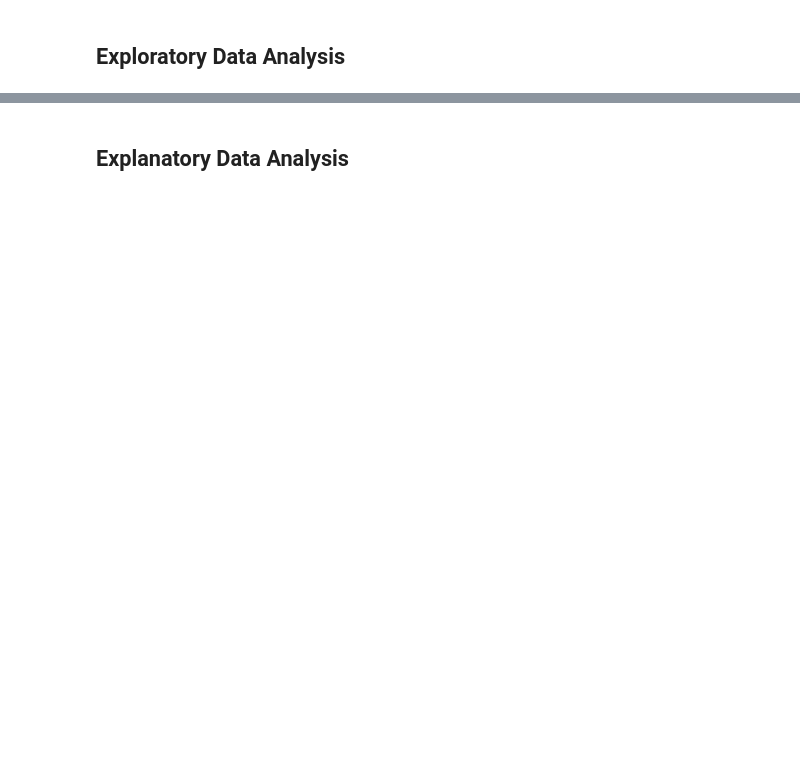
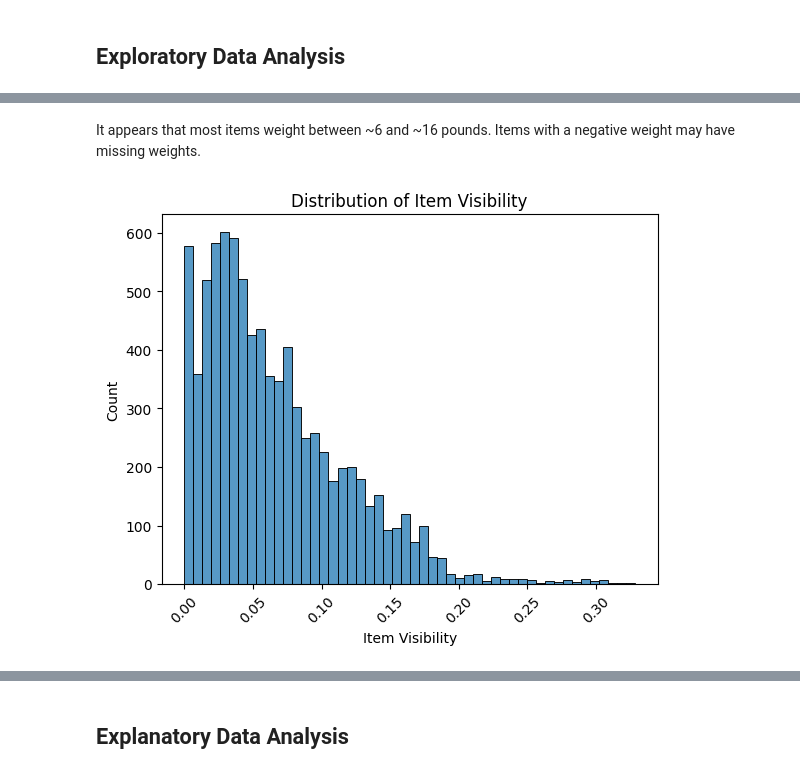
Before and after one commit to anjalixprakash/Prediction-of-Product-Sales, a Jupyter notebook: prediction_of_product_sales.ipynb, the cells around one changed output, grey strips where cells are left out. Drawn from its saved outputs; the diff is of its cells as text; code cells hidden in the pictures; blank space fills up the shorter version.

```diff
--- a/prediction_of_product_sales.ipynb
+++ b/prediction_of_product_sales.ipynb
@@ -235,0 +292,11 @@ Summary statistics for Item_Outlet_Sales. Minimum, Maximum and Mean respectively
+# %% [markdown]
+It appears that most items weight between ~6 and ~16 pounds. Items with a negative weight may have missing weights.
+# %%
+# Histogram for Item Visibility
+ax = sns.histplot(data=df, x="Item_Visibility")
+ax.ticklabel_format(style='plain');
+ax.tick_params(axis='x', rotation = 45);
+ax.set_title("Distribution of Item Visibility")
+ax.set_xlabel("Item Visibility");
+# %% [output]
+[figure, added]
```
Also changed, not shown: parts of 32 cells of this notebook.
